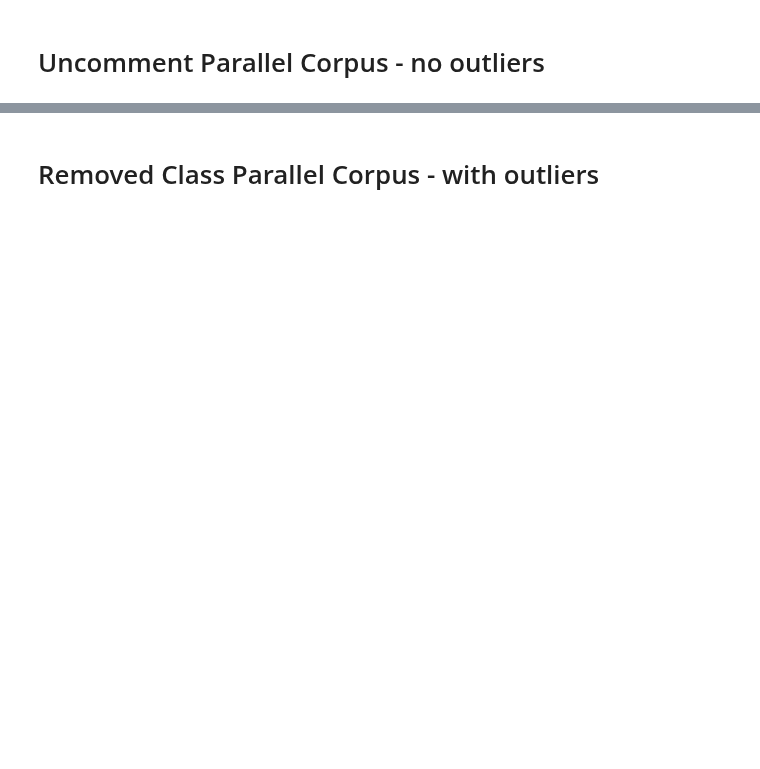
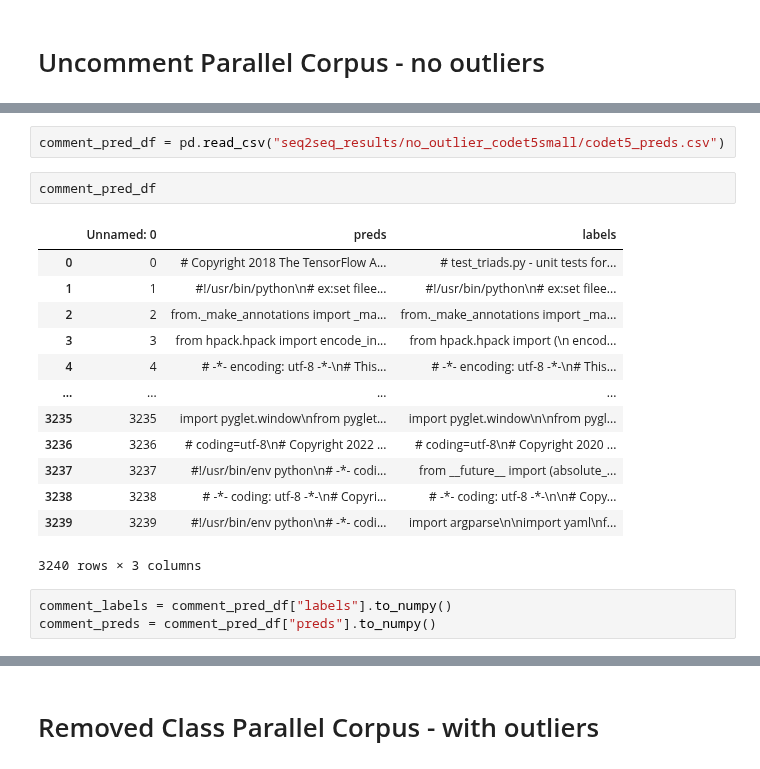
Before and after one commit to tradejack/code-style-probing, a Jupyter notebook: seq2seq_eval.ipynb, the cells around one changed output, grey strips where cells are left out. Cells and saved outputs as stored; diff of their text form; blank space fills up the shorter version.

Commit message:
add more seq2seq eval result

```diff
--- a/seq2seq_eval.ipynb
+++ b/seq2seq_eval.ipynb
@@ -23,0 +34,21 @@ ngram match: 0.7020337009365258, weighted ngram match: 0.7158332483308997, synta
+# %%
+comment_pred_df = pd.read_csv("seq2seq_results/no_outlier_codet5small/codet5_preds.csv")
+# %%
+comment_pred_df
+# %% [output]
+|  | Unnamed: 0 | preds | labels |
+| 0 | 0 | # Copyright 2018 The TensorFlow A... | # test_triads.py - unit tests for... |
+| 1 | 1 | #!/usr/bin/python\n# ex:set filee... | #!/usr/bin/python\n# ex:set filee... |
+| 2 | 2 | from._make_annotations import _ma... | from._make_annotations import _ma... |
+| 3 | 3 | from hpack.hpack import encode_in... | from hpack.hpack import (\n encod... |
+| 4 | 4 | # -*- encoding: utf-8 -*-\n# This... | # -*- encoding: utf-8 -*-\n# This... |
+| ... | ... | ... | ... |
+| 3235 | 3235 | import pyglet.window\nfrom pyglet... | import pyglet.window\n\nfrom pygl... |
+| 3236 | 3236 | # coding=utf-8\n# Copyright 2022 ... | # coding=utf-8\n# Copyright 2020 ... |
+| 3237 | 3237 | #!/usr/bin/env python\n# -*- codi... | from __future__ import (absolute_... |
+| 3238 | 3238 | # -*- coding: utf-8 -*-\n# Copyri... | # -*- coding: utf-8 -*-\n\n# Copy... |
+| 3239 | 3239 | #!/usr/bin/env python\n# -*- codi... | import argparse\n\nimport yaml\nf... |
+3240 rows × 3 columns
+# %%
+comment_labels = comment_pred_df["labels"].to_numpy()
+comment_preds = comment_pred_df["preds"].to_numpy()
```
Also changed, not shown: parts of 48 cells of this notebook, 2 other files.
